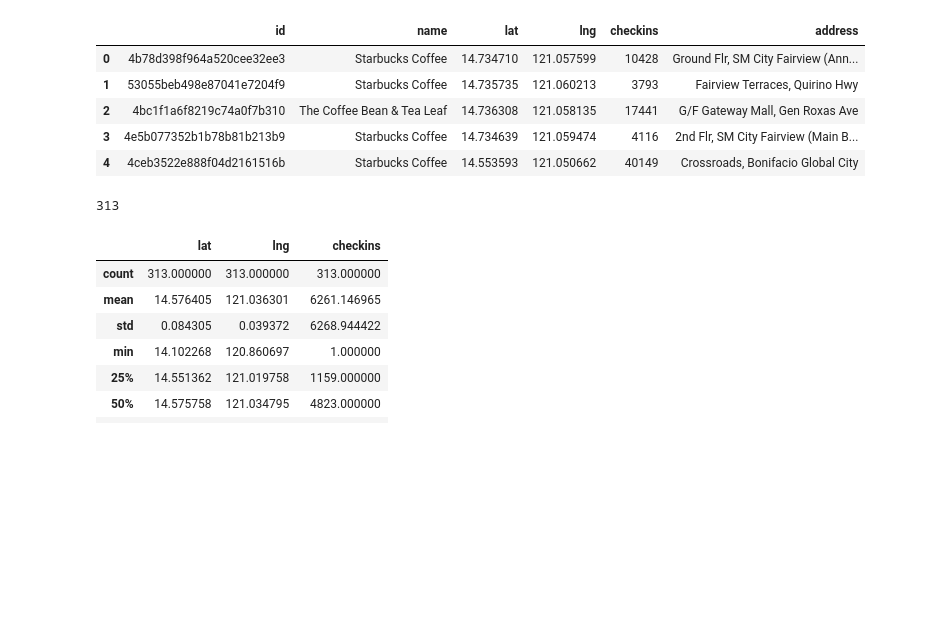
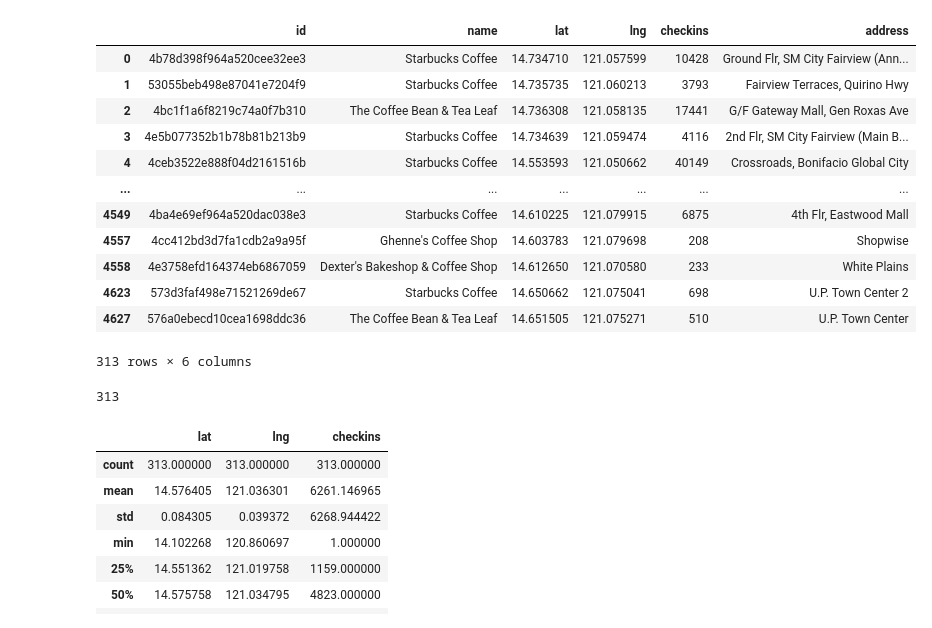
Before and after one commit to francisbautista/cs129.18, a Jupyter notebook: Notebooks/L07 - Clustering I.ipynb, the cells around one changed output. Saved outputs shown, nothing was run; the diff lists cells and outputs as text; code cells hidden in the pictures; blank space fills up the shorter version.

```diff
--- a/Notebooks/L07 - Clustering I.ipynb
+++ b/Notebooks/L07 - Clustering I.ipynb
@@ -22,14 +22,21 @@ plt.rcParams['figure.figsize'] = (15, 5)
 df = pd.read_csv("data/coffeeshops.csv")
 df = df.drop_duplicates()
 # %%
-df.head()
+df
 # %% [output]
 |  | id | name | lat | lng | checkins | address |
 | 0 | 4b78d398f964a520cee32ee3 | Starbucks Coffee | 14.734710 | 121.057599 | 10428 | Ground Flr, SM City Fairview (Ann... |
 | 1 | 53055beb498e87041e7204f9 | Starbucks Coffee | 14.735735 | 121.060213 | 3793 | Fairview Terraces, Quirino Hwy |
 | 2 | 4bc1f1a6f8219c74a0f7b310 | The Coffee Bean & Tea Leaf | 14.736308 | 121.058135 | 17441 | G/F Gateway Mall, Gen Roxas Ave |
 | 3 | 4e5b077352b1b78b81b213b9 | Starbucks Coffee | 14.734639 | 121.059474 | 4116 | 2nd Flr, SM City Fairview (Main B... |
 | 4 | 4ceb3522e888f04d2161516b | Starbucks Coffee | 14.553593 | 121.050662 | 40149 | Crossroads, Bonifacio Global City |
+| ... | ... | ... | ... | ... | ... | ... |
+| 4549 | 4ba4e69ef964a520dac038e3 | Starbucks Coffee | 14.610225 | 121.079915 | 6875 | 4th Flr, Eastwood Mall |
+| 4557 | 4cc412bd3d7fa1cdb2a9a95f | Ghenne's Coffee Shop | 14.603783 | 121.079698 | 208 | Shopwise |
+| 4558 | 4e3758efd164374eb6867059 | Dexter's Bakeshop & Coffee Shop | 14.612650 | 121.070580 | 233 | White Plains |
+| 4623 | 573d3faf498e71521269de67 | Starbucks Coffee | 14.650662 | 121.075041 | 698 | U.P. Town Center 2 |
+| 4627 | 576a0ebecd10cea1698ddc36 | The Coffee Bean & Tea Leaf | 14.651505 | 121.075271 | 510 | U.P. Town Center |
+313 rows × 6 columns
 # %%
 len(df)
 # %% [output]
```
Also changed, not shown: parts of 7 cells of this notebook, 24 other files.
